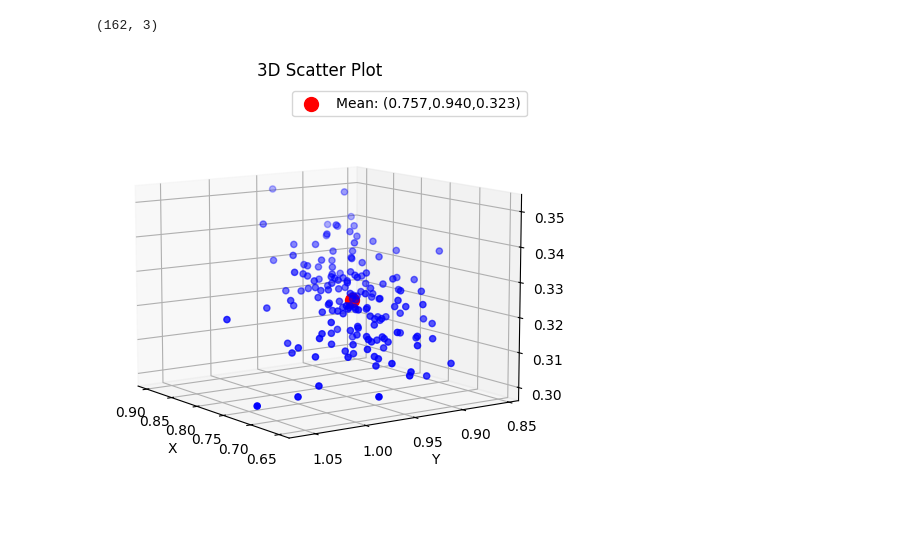
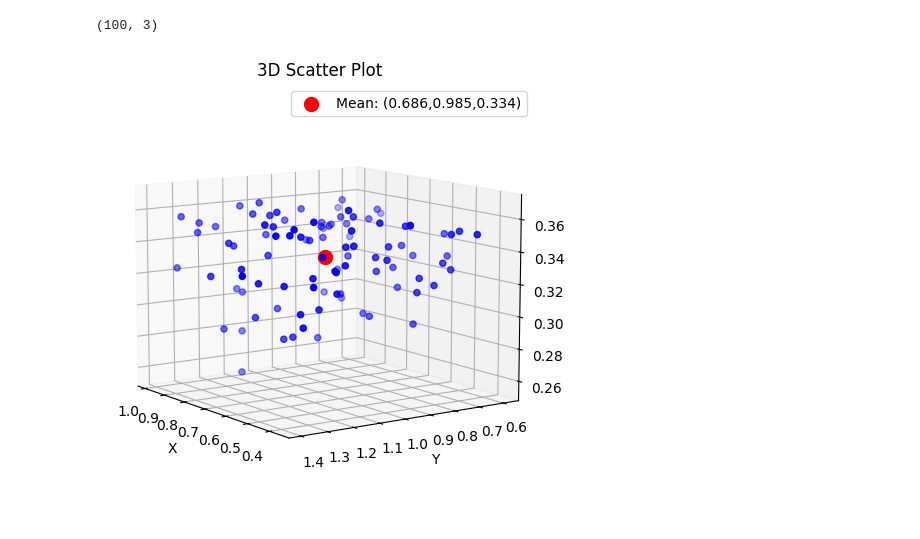
Before and after one commit to tonymenzo/RSA, a Jupyter notebook: src/RSA_nD_tuner_confidence_plot.ipynb, the cells around one changed output. Cells and saved outputs as stored; diff of their text form; code cells hidden in the pictures.

```diff
--- a/src/RSA_nD_tuner_confidence_plot.ipynb
+++ b/src/RSA_nD_tuner_confidence_plot.ipynb
@@ -3,36 +3,36 @@ import numpy as np
 import matplotlib.pyplot as plt
 from mpl_toolkits.mplot3d import Axes3D  # Required for 3D plotting
 
 datafolder = '/pscratch/sd/l/ljpuslar/RSA/RSA/src/temp_results/Tuner_confidence/'
 # points = np.load('/pscratch/sd/l/ljpuslar/RSA/RSA/src/temp_results/Tuner/jupyter/ADAgrad_N50k_3/RSA_tuning_params.npy')
-save_nm = 5
+save_nm = 3
 points = np.load(datafolder + f'params_final_{save_nm}.npy')
 print(np.shape(points))
 
 # points = all_params
 
 fig = plt.figure()
 ax = fig.add_subplot(111, projection='3d')
 
 # Unpack the three columns
 x, y, z = points[:, 0], points[:, 1], points[:, 2]
 
 xm, ym, zm = np.mean(x), np.mean(y), np.mean(z)
 
 ax.scatter(x, y, z, marker='o', c='blue')  # 3D scatter plot
 # put mean point in red big size over all other points making it stand out from others by being in front using the zorder
 ax.scatter(xm, ym, zm, marker='o', c='red', s=100, zorder=0, label=f'Mean: ({xm:.3f},{ym:.3f},{zm:.3f})')  # Mean point
 ax.set_xlabel('X')
 ax.set_ylabel('Y')
 ax.set_zlabel('Z')
 ax.set_title('3D Scatter Plot')
 ax.view_init(elev=10, azim=145)
 plt.tight_layout()
 plt.legend()
 plt.show()
 # %% [output]
-(162, 3)
+(100, 3)
-[figure, old version]
+[figure, new version]
 # %%
 datafolder = '/pscratch/sd/l/ljpuslar/RSA/RSA/src/temp_results/Tuner_confidence/'
 # points = np.load('/pscratch/sd/l/ljpuslar/RSA/RSA/src/temp_results/Tuner/jupyter/ADAgrad_N50k_3/RSA_tuning_params.npy')
```
Also changed, not shown: parts of 3 cells of this notebook, 31 other files.
